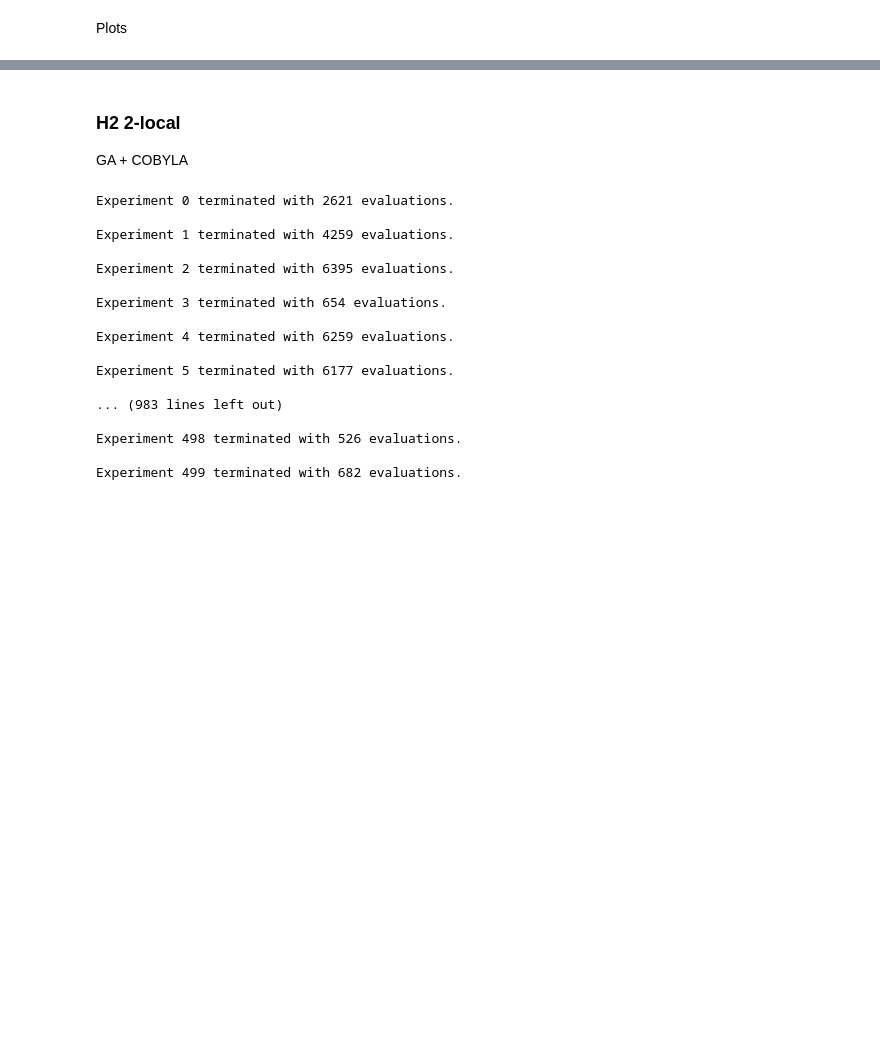
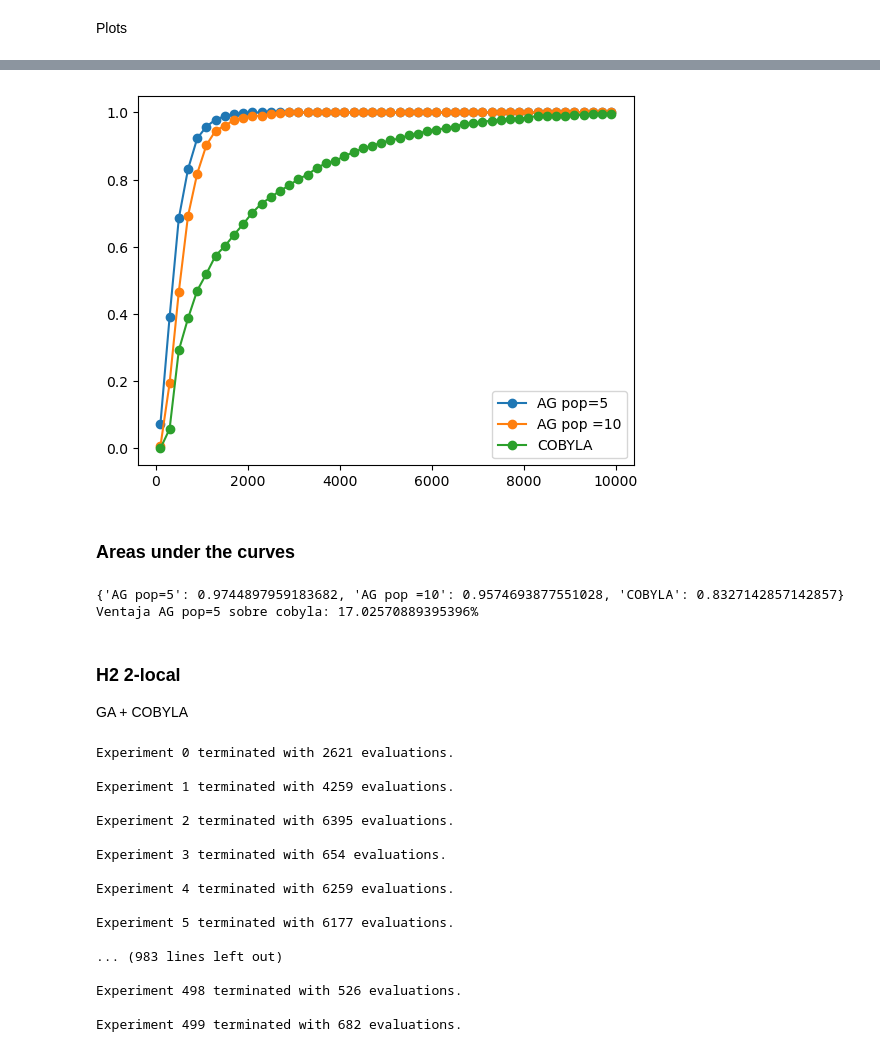
Before and after one commit to JLSM02/QML-Avoiding-BP, a Jupyter notebook: notebooks/VQE/BP_mitigation/Genetic_algorithm.ipynb, the cells around one changed output, grey strips where cells are left out. Saved outputs shown, nothing was run; the diff lists cells and outputs as text; code cells hidden in the pictures; blank space fills up the shorter version.

```diff
--- a/notebooks/VQE/BP_mitigation/Genetic_algorithm.ipynb
+++ b/notebooks/VQE/BP_mitigation/Genetic_algorithm.ipynb
@@ -357,30 +126,27 @@ Experiment 499 terminated with 76 evaluations.
 Only COBYLA
 # %%
 # Numero de experimentos (optimizaciones) a realizar
-n_experiments = 500
-
-# Población a usar en este experimento
-pop = 5
-
-# Numero maximo de generaciones
-max_gen = 40
+n_experiments = 1000
 
 # Guardare los datos de los experimentos
-evaluations_exp = np.zeros(n_experiments, dtype=int)
-generations_exp = np.zeros(n_experiments, dtype=int)
+generations_exp = np.zeros(n_experiments)
+evaluations_exp = np.zeros(n_experiments)
 time_exp = np.zeros(n_experiments)
+minimums_exp = np.zeros(n_experiments)
 
 for iter in range(n_experiments):
 
     t0 = time.time()
 
-    evaluations_exp[iter] = mit.VQE_minimization(anz.build_twoLocal_ansatz(2, 2)[0], Z1Z2_obs, initial_guess="rand")["iters"]
+    data = mit.VQE_minimi5zation(anz.build_deep_ansatz(2, 2)[0], Z1Z2_obs, initial_guess="rand", tol=0.0001)
 
     t1 = time.time()
+    evaluations_exp[iter] = data["iters"]
     time_exp[iter] = t1-t0
+    minimums_exp[iter] = data["cost_history"][-1]
 
-    print(f"Experiment {iter} terminated with {evaluations_exp[iter]} evaluations.\n")
+    print(f"Experiment {iter} terminated with {evaluations_exp[iter]} evaluations.")
 
 # Junto todos los datos en un array y los guardo en txt
-array_to_save = np.column_stack((generations_exp, evaluations_exp, time_exp))
-np.savetxt(f"data/genetic/data_COBYLA_Z1Z2_twolocal.csv", array_to_save, fmt="%f", delimiter=",")
+array_to_save = np.column_stack((generations_exp, evaluations_exp, time_exp, minimums_exp))
+np.savetxt(f"data/genetic/data_COBYLA_2qubits.csv", array_to_save, fmt="%f", delimiter=",")
@@ -438,3 +198,50 @@ plt.show()
+# %%
+def plot_probs(datas : list, x_values : list, labels : list):
+
+    n_experiments = len(datas)
+
+    amounts = [[] for i in range(n_experiments)]
+
+    for exp in range(n_experiments):
+
+        for x_limit in x_values:
+
+            amounts[exp].append(np.count_nonzero(datas[exp] <= x_limit)/len(datas[exp]))
+
+        plt.plot(x_values, amounts[exp], marker="o", label = labels[exp])
+
+    plt.legend()
+    plt.show()
+
+
+plot_probs([AG_loaded_data_5[:, 1], AG_loaded_data_10[:, 1], COBYLA_loaded_data[:, 1]], range(100, 10100, 200), ["AG pop=5", "AG pop =10", "COBYLA"])
+# %% [output]
+[figure, added]
+# %% [markdown]
+### Areas under the curves
+# %%
+def calculate_areas(datas : list, x_values : list, labels : list):
+
+    n_experiments = len(datas)
+
+    areas = [0 for i in range(n_experiments)]
+
+    for exp in range(n_experiments):
+
+        for x_limit in x_values:
+
+            if x_limit != x_values[0]:
+                areas[exp] += np.count_nonzero(datas[exp] <= x_limit)/len(datas[exp])*(x_limit - x_values[x_values.index(x_limit)-1])/(x_values[-1] - x_values[0])
+
+    return {labels[i] : areas[i] for i in range(n_experiments)}
+
+areas_dict = calculate_areas([AG_loaded_data_5[:, 1], AG_loaded_data_10[:, 1], COBYLA_loaded_data[:, 1]], range(100, 10100, 200), ["AG pop=5", "AG pop =10", "COBYLA"])
+print(areas_dict)
+
+print(f"Ventaja AG pop=5 sobre cobyla: {(areas_dict['AG pop=5']/areas_dict['COBYLA'] - 1)*100}%")
+# %% [output]
+{'AG pop=5': 0.9744897959183682, 'AG pop =10': 0.9574693877551028, 'COBYLA': 0.8327142857142857}
+Ventaja AG pop=5 sobre cobyla: 17.02570889395396%
 # %% [markdown]
 ### H2 2-local
 
```
Also changed, not shown: parts of 25 cells of this notebook, 16 other files.
